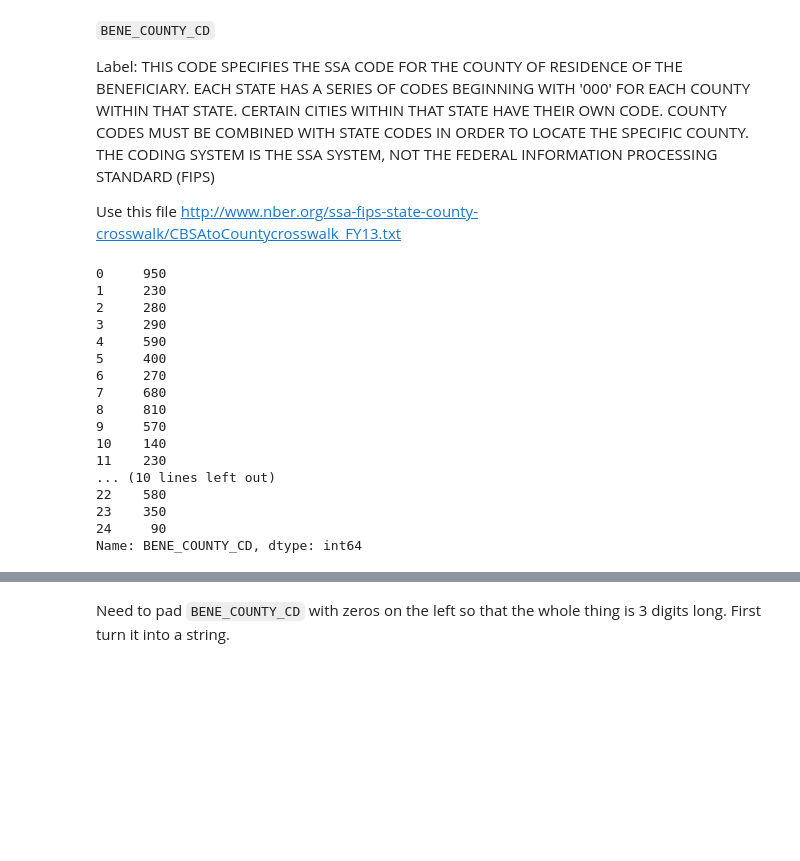
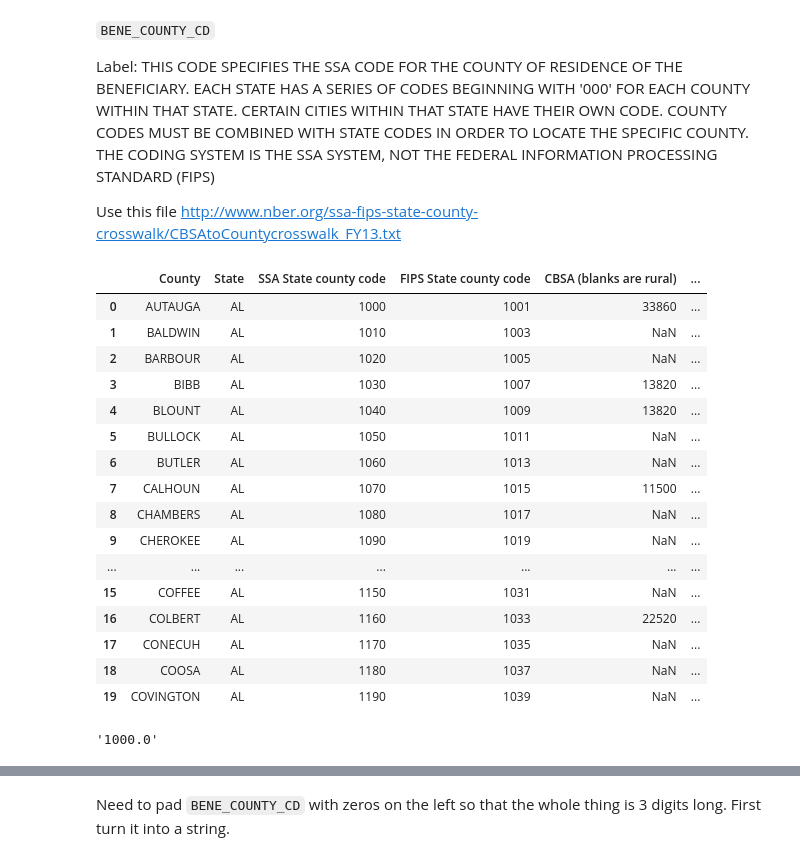
Before and after one commit to doolingdavid/synpuf, a Jupyter notebook: parsing.ipynb, the cells around one changed output, grey strips where cells are left out. Saved outputs shown, nothing was run; the diff lists cells and outputs as text; code cells hidden in the pictures; blank space fills up the shorter version.

```diff
--- a/parsing.ipynb
+++ b/parsing.ipynb
@@ -268,23 +380,29 @@ THE SSA SYSTEM, NOT THE FEDERAL INFORMATION PROCESSING STANDARD
 
 
 Use this file http://www.nber.org/ssa-fips-state-county-crosswalk/CBSAtoCountycrosswalk_FY13.txt
-# %%
-dfbene2008['BENE_COUNTY_CD'].head(25)
-# %% [output]
-0     950
-1     230
-2     280
-3     290
-4     590
-5     400
-6     270
-7     680
-8     810
-9     570
-10    140
-11    230
-... (10 lines left out)
-22    580
-23    350
-24     90
-Name: BENE_COUNTY_CD, dtype: int64
+# %%
+dfssa = pd.read_table('http://www.nber.org/ssa-fips-state-county-crosswalk/CBSAtoCountycrosswalk_FY13.txt')
+# %%
+dfssa.head(20)
+# %% [output]
+|  | County | State | SSA State county code | FIPS State county code | CBSA (blanks are rural) | ... |
+| 0 | AUTAUGA | AL | 1000 | 1001 | 33860 | ... |
+| 1 | BALDWIN | AL | 1010 | 1003 | NaN | ... |
+| 2 | BARBOUR | AL | 1020 | 1005 | NaN | ... |
+| 3 | BIBB | AL | 1030 | 1007 | 13820 | ... |
+| 4 | BLOUNT | AL | 1040 | 1009 | 13820 | ... |
+| 5 | BULLOCK | AL | 1050 | 1011 | NaN | ... |
+| 6 | BUTLER | AL | 1060 | 1013 | NaN | ... |
+| 7 | CALHOUN | AL | 1070 | 1015 | 11500 | ... |
+| 8 | CHAMBERS | AL | 1080 | 1017 | NaN | ... |
+| 9 | CHEROKEE | AL | 1090 | 1019 | NaN | ... |
+| ... | ... | ... | ... | ... | ... | ... |
+| 15 | COFFEE | AL | 1150 | 1031 | NaN | ... |
+| 16 | COLBERT | AL | 1160 | 1033 | 22520 | ... |
+| 17 | CONECUH | AL | 1170 | 1035 | NaN | ... |
+| 18 | COOSA | AL | 1180 | 1037 | NaN | ... |
+| 19 | COVINGTON | AL | 1190 | 1039 | NaN | ... |
+# %%
+str(dfssa['SSA State county code'][0])
+# %% [output]
+'1000.0'
```
Also changed, not shown: parts of 13 cells of this notebook.
